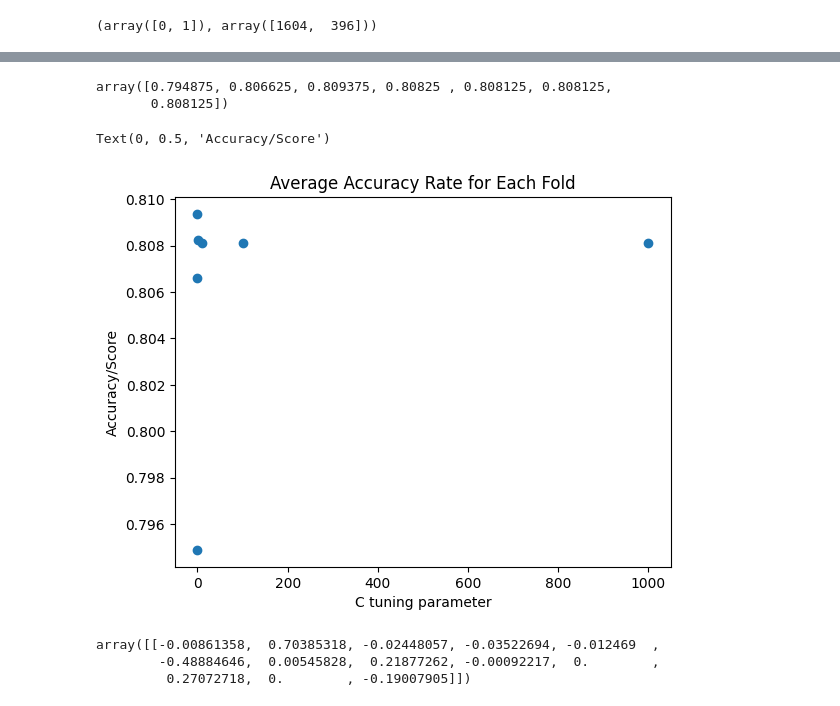
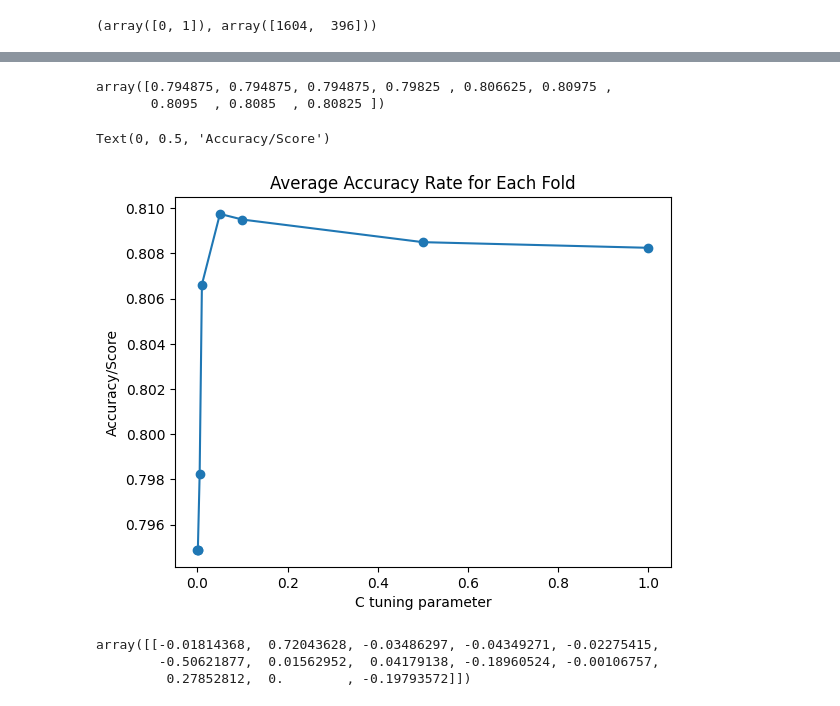
Before and after one commit to mmwitters/CDA_Project, a Jupyter notebook: Final Project.ipynb, the cells around one changed output, grey strips where cells are left out. Saved outputs shown, nothing was run; the diff lists cells and outputs as text; code cells hidden in the pictures.

Commit message:
Updated/fixed lasso selection

```diff
--- a/Final Project.ipynb
+++ b/Final Project.ipynb
@@ -354,5 +319,5 @@ Text(0.5, 1.0, 'Magnitude of Coefficients Determined by Lasso')
 # %%
-lasso_glm = LogisticRegressionCV(Cs = [0.0001, 0.001, 0.01, 1, 10, 100, 1000], cv=10, penalty='l1', solver="liblinear").fit(X_train, y_train)
+lasso_glm = LogisticRegressionCV(Cs = [0.0001, 0.0005, 0.001, 0.005, 0.01, .05, .1, .5, 1], cv=10, penalty='l1', solver="liblinear").fit(X_train, y_train)
 # %%
 lasso_glm.C_
 # %% [output]
@@ -380,22 +355,22 @@ array([[0.795  , 0.80125, 0.80625, 0.80375, 0.80375, 0.80375, 0.80375],
 scores = np.mean(scs, axis=0)
 scores
 # %% [output]
-array([0.794875, 0.806625, 0.809375, 0.80825 , 0.808125, 0.808125,
-       0.808125])
+array([0.794875, 0.794875, 0.794875, 0.79825 , 0.806625, 0.80975 ,
+       0.8095  , 0.8085  , 0.80825 ])
 # %%
-plt.scatter(cs, scores)
+plt.plot(cs, scores, "-o")
 plt.title("Average Accuracy Rate for Each Fold")
 plt.xlabel("C tuning parameter")
 plt.ylabel('Accuracy/Score')
 # %% [output]
 Text(0, 0.5, 'Accuracy/Score')
-[figure, old version]
+[figure, new version]
 # %%
 lasso_glm.coef_
 # %% [output]
-array([[-0.00861358,  0.70385318, -0.02448057, -0.03522694, -0.012469  ,
-        -0.48884646,  0.00545828,  0.21877262, -0.00092217,  0.        ,
-         0.27072718,  0.        , -0.19007905]])
+array([[-0.01814368,  0.72043628, -0.03486297, -0.04349271, -0.02275415,
+        -0.50621877,  0.01562952,  0.04179138, -0.18960524, -0.00106757,
+         0.27852812,  0.        , -0.19793572]])
 # %%
 pd.Series(lasso_glm.coef_[0], features).sort_values(ascending = True).plot(kind = "bar")
 plt.title("Magnitude of Coefficients Determined by Logistic Lasso")
```
Also changed, not shown: parts of 12 cells of this notebook.
